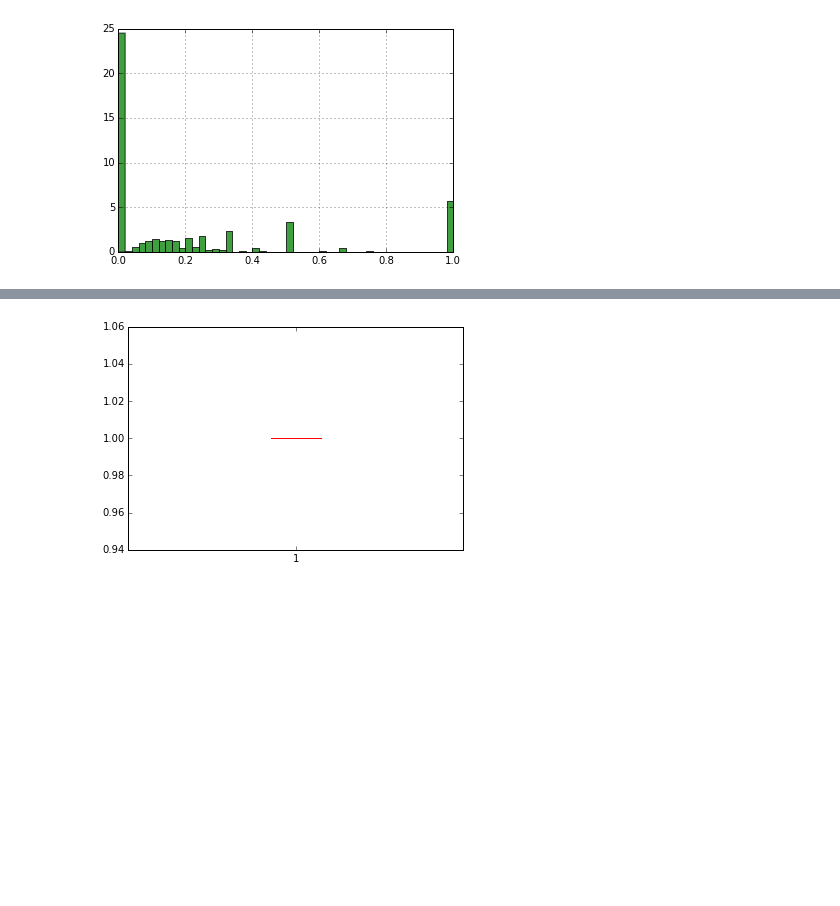
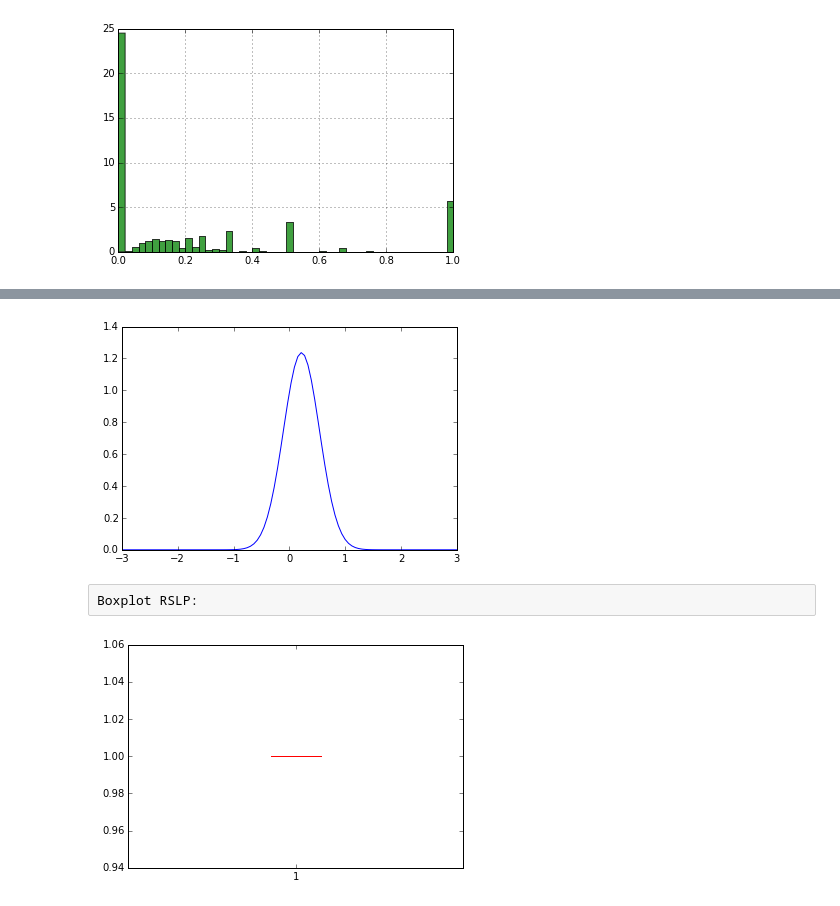
Before and after one commit to marciomacielbastos/reclameaqui, a Jupyter notebook: Problema 1.ipynb, the cells around one changed output, grey strips where cells are left out. Cells and saved outputs as stored; diff of their text form; code cells hidden in the pictures; blank space fills up the shorter version.

```diff
--- a/Problema 1.ipynb
+++ b/Problema 1.ipynb
@@ -141,3 +149,14 @@ plt.show()
+# %%
+mean = rSnow.mean()
+variance = rSnow.var()
+sigma = math.sqrt(variance)
+x = np.linspace(-3,3,100)
+plt.plot(x,mlab.normpdf(x,mean,sigma))
+plt.show()
+# %% [output]
+[figure, added]
+# %% [raw]
+Boxplot RSLP:
 # %%
 plt.boxplot(rRSLP)
 plt.show()
```
Also changed, not shown: parts of 37 cells of this notebook.
